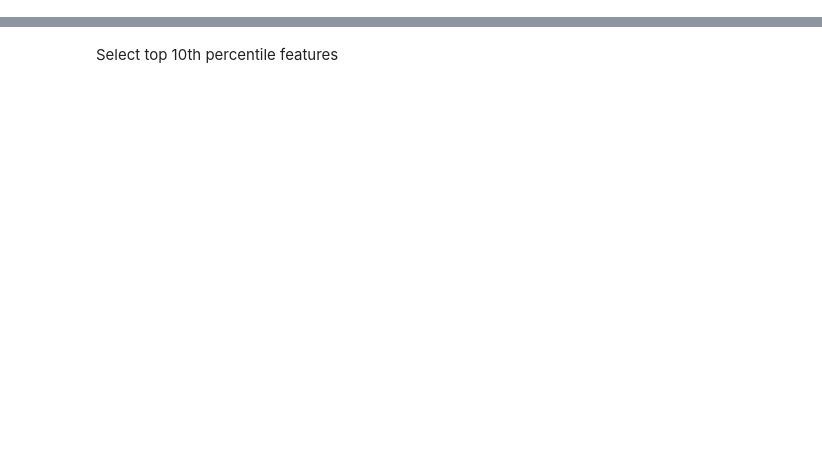
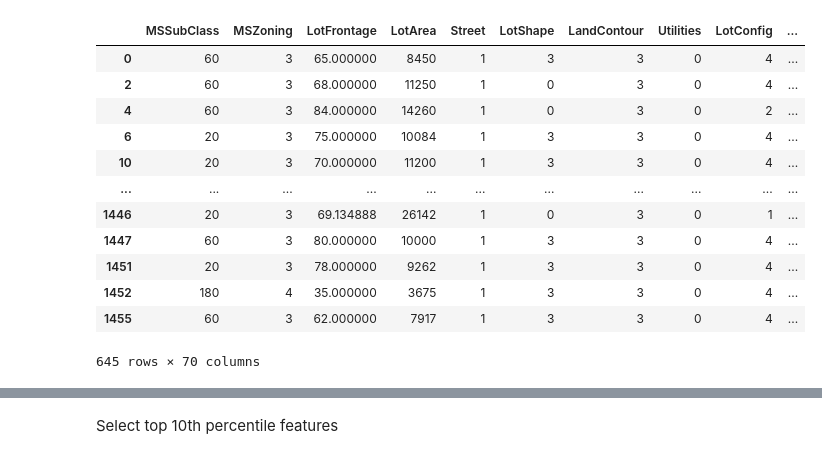
Before and after one commit to 1mranhajiyev/Alas_Hackathon, a Jupyter notebook: houseprice.ipynb, the cells around one changed output, grey strips where cells are left out. Cells and saved outputs as stored; diff of their text form; code cells hidden in the pictures; blank space fills up the shorter version.

```diff
--- a/houseprice.ipynb
+++ b/houseprice.ipynb
@@ -38,0 +130,37 @@ df.describe()
+# %%
+import pandas as pd
+
+# Load the DataFrame into a variable named 'df'
+
+# Create a correlation matrix
+corr_matrix = df.corr().abs()
+
+# Select upper triangle of correlation matrix
+upper = corr_matrix.where(np.triu(np.ones(corr_matrix.shape), k=1).astype(np.bool))
+
+# Find features with correlation greater than 0.8
+to_drop = [column for column in upper.columns if any(upper[column] > 0.8)]
+
+# Drop the correlated features
+df = df.drop(to_drop, axis=1)
+# %%
+from scipy import stats
+threshold=3.15
+z_scores = np.abs(stats.zscore(df))
+df = df[(z_scores < threshold).all(axis=1)]
+
+df
+# %% [output]
+|  | MSSubClass | MSZoning | LotFrontage | LotArea | Street | LotShape | LandContour | Utilities | LotConfig | ... |
+| 0 | 60 | 3 | 65.000000 | 8450 | 1 | 3 | 3 | 0 | 4 | ... |
+| 2 | 60 | 3 | 68.000000 | 11250 | 1 | 0 | 3 | 0 | 4 | ... |
+| 4 | 60 | 3 | 84.000000 | 14260 | 1 | 0 | 3 | 0 | 2 | ... |
+| 6 | 20 | 3 | 75.000000 | 10084 | 1 | 3 | 3 | 0 | 4 | ... |
+| 10 | 20 | 3 | 70.000000 | 11200 | 1 | 3 | 3 | 0 | 4 | ... |
+| ... | ... | ... | ... | ... | ... | ... | ... | ... | ... | ... |
+| 1446 | 20 | 3 | 69.134888 | 26142 | 1 | 0 | 3 | 0 | 1 | ... |
+| 1447 | 60 | 3 | 80.000000 | 10000 | 1 | 3 | 3 | 0 | 4 | ... |
+| 1451 | 20 | 3 | 78.000000 | 9262 | 1 | 3 | 3 | 0 | 4 | ... |
+| 1452 | 180 | 4 | 35.000000 | 3675 | 1 | 3 | 3 | 0 | 4 | ... |
+| 1455 | 60 | 3 | 62.000000 | 7917 | 1 | 3 | 3 | 0 | 4 | ... |
+645 rows × 70 columns
```
Also changed, not shown: parts of 35 cells of this notebook.
